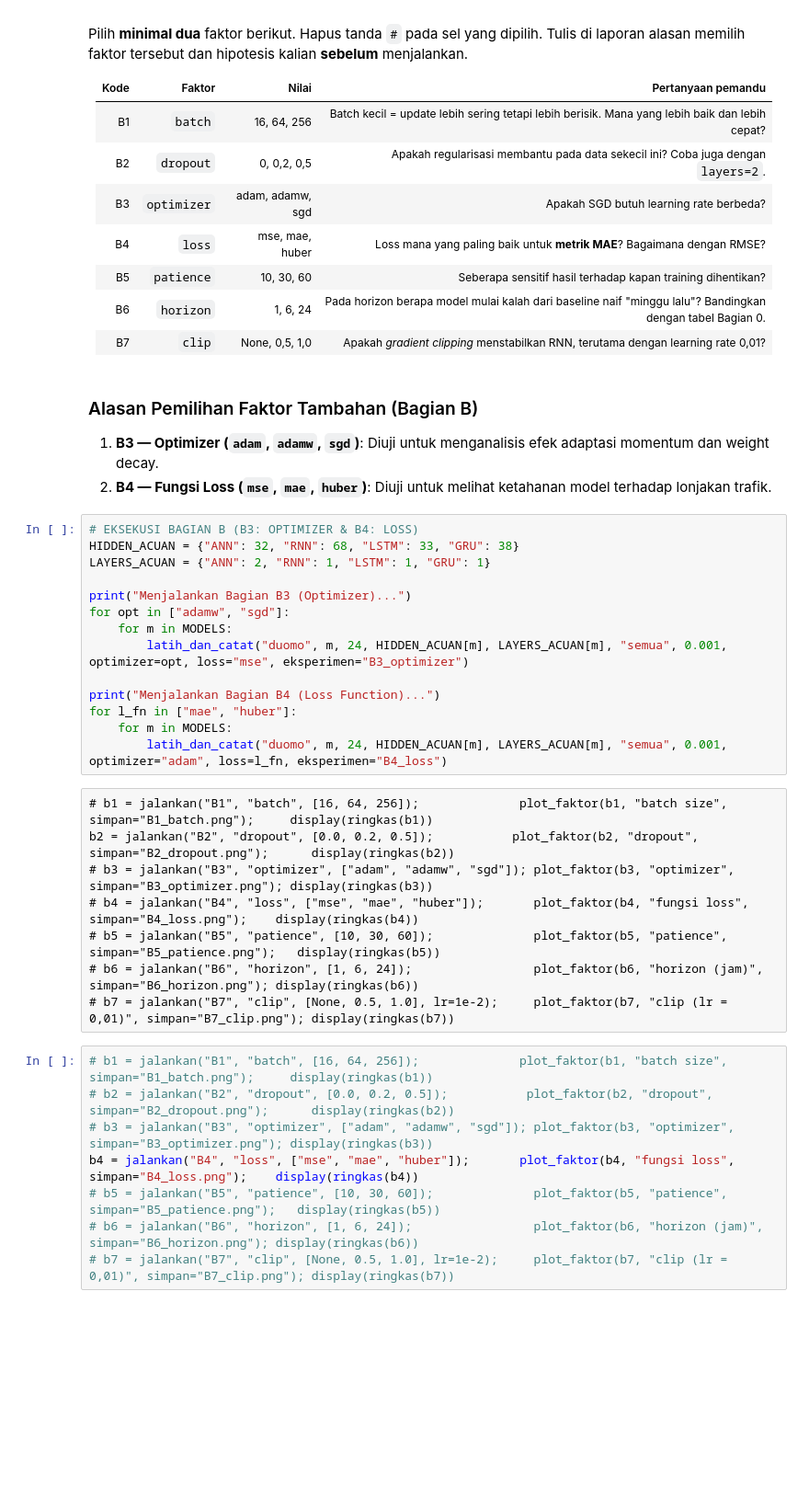
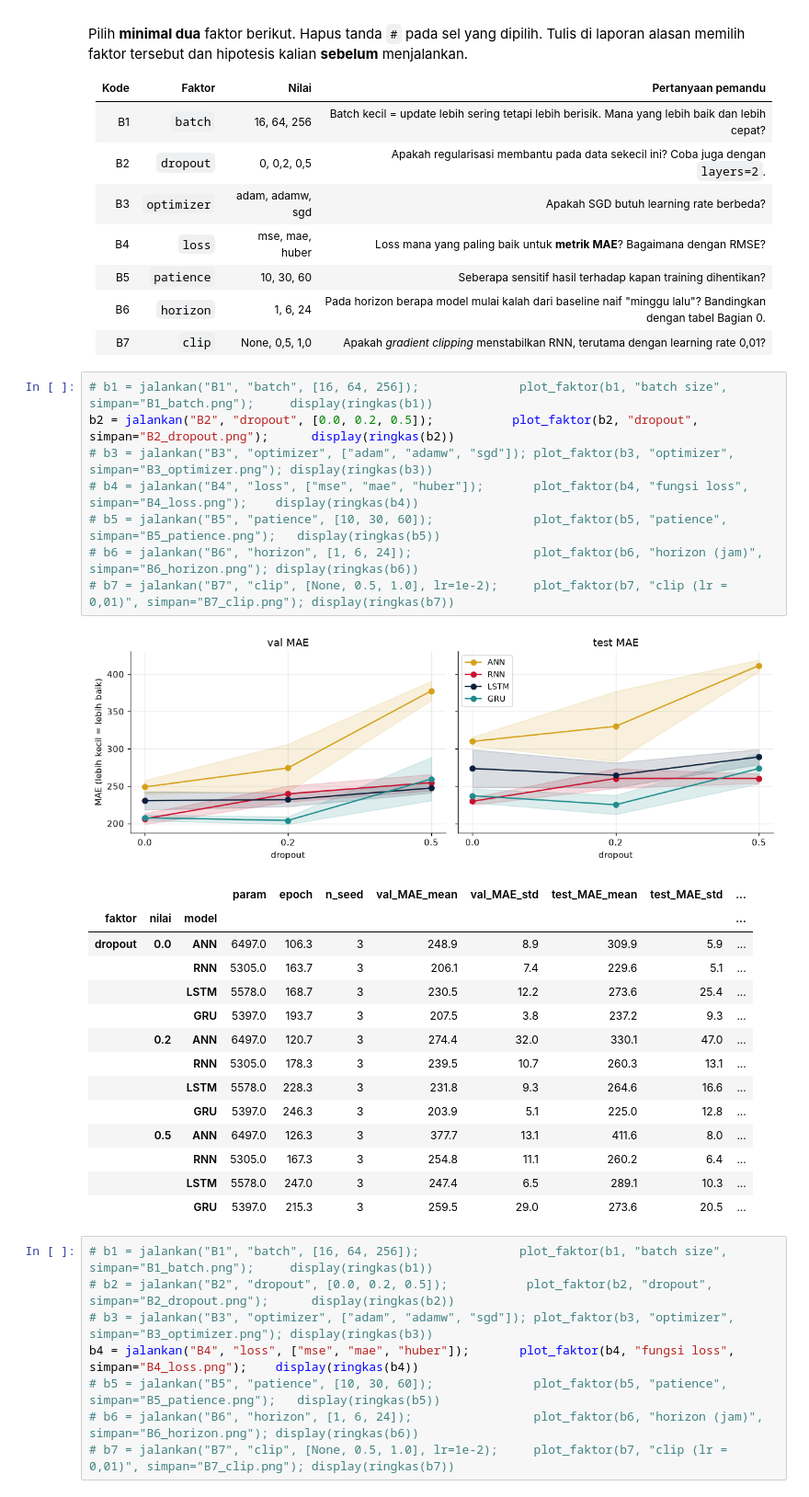
Before and after one commit to V3-bitscale/dlw-tugas-rb-124400014, a Jupyter notebook: tugas_ablasi.ipynb, the cells around one changed output. Shown at 92% size. Drawn from its saved outputs; the diff is of its cells as text; blank space fills up the shorter version.

Commit message:
Remove explanation and code for additional factors
Removed markdown cell explaining additional factor selection and related code execution for optimizers and loss functions.

```diff
--- a/tugas_ablasi.ipynb
+++ b/tugas_ablasi.ipynb
@@ -811,33 +811,30 @@ Pilih **minimal dua** faktor berikut. Hapus tanda `#` pada sel yang dipilih. Tul
 | B5 | `patience` | 10, 30, 60 | Seberapa sensitif hasil terhadap kapan training dihentikan? |
 | B6 | `horizon` | 1, 6, 24 | Pada horizon berapa model mulai kalah dari baseline naif "minggu lalu"? Bandingkan dengan tabel Bagian 0. |
 | B7 | `clip` | None, 0,5, 1,0 | Apakah *gradient clipping* menstabilkan RNN, terutama dengan learning rate 0,01? |
-# %% [markdown]
-
-### Alasan Pemilihan Faktor Tambahan (Bagian B)
-1. **B3 — Optimizer (`adam`, `adamw`, `sgd`)**: Diuji untuk menganalisis efek adaptasi momentum dan weight decay.
-2. **B4 — Fungsi Loss (`mse`, `mae`, `huber`)**: Diuji untuk melihat ketahanan model terhadap lonjakan trafik.
-# %%
-# EKSEKUSI BAGIAN B (B3: OPTIMIZER & B4: LOSS)
-HIDDEN_ACUAN = {"ANN": 32, "RNN": 68, "LSTM": 33, "GRU": 38}
-LAYERS_ACUAN = {"ANN": 2, "RNN": 1, "LSTM": 1, "GRU": 1}
-
-print("Menjalankan Bagian B3 (Optimizer)...")
-for opt in ["adamw", "sgd"]:
-    for m in MODELS:
-        latih_dan_catat("duomo", m, 24, HIDDEN_ACUAN[m], LAYERS_ACUAN[m], "semua", 0.001, optimizer=opt, loss="mse", eksperimen="B3_optimizer")
-
-print("Menjalankan Bagian B4 (Loss Function)...")
-for l_fn in ["mae", "huber"]:
-    for m in MODELS:
-        latih_dan_catat("duomo", m, 24, HIDDEN_ACUAN[m], LAYERS_ACUAN[m], "semua", 0.001, optimizer="adam", loss=l_fn, eksperimen="B4_loss")
-# %% [raw]
-# b1 = jalankan("B1", "batch", [16, 64, 256]);              plot_faktor(b1, "batch size", simpan="B1_batch.png");     display(ringkas(b1))
-b2 = jalankan("B2", "dropout", [0.0, 0.2, 0.5]);           plot_faktor(b2, "dropout", simpan="B2_dropout.png");      display(ringkas(b2))
-# b3 = jalankan("B3", "optimizer", ["adam", "adamw", "sgd"]); plot_faktor(b3, "optimizer", simpan="B3_optimizer.png"); display(ringkas(b3))
-# b4 = jalankan("B4", "loss", ["mse", "mae", "huber"]);       plot_faktor(b4, "fungsi loss", simpan="B4_loss.png");    display(ringkas(b4))
-# b5 = jalankan("B5", "patience", [10, 30, 60]);              plot_faktor(b5, "patience", simpan="B5_patience.png");   display(ringkas(b5))
-# b6 = jalankan("B6", "horizon", [1, 6, 24]);                 plot_faktor(b6, "horizon (jam)", simpan="B6_horizon.png"); display(ringkas(b6))
-# b7 = jalankan("B7", "clip", [None, 0.5, 1.0], lr=1e-2);     plot_faktor(b7, "clip (lr = 0,01)", simpan="B7_clip.png"); display(ringkas(b7))
+# %%
+# b1 = jalankan("B1", "batch", [16, 64, 256]);              plot_faktor(b1, "batch size", simpan="B1_batch.png");     display(ringkas(b1))
+b2 = jalankan("B2", "dropout", [0.0, 0.2, 0.5]);           plot_faktor(b2, "dropout", simpan="B2_dropout.png");      display(ringkas(b2))
+# b3 = jalankan("B3", "optimizer", ["adam", "adamw", "sgd"]); plot_faktor(b3, "optimizer", simpan="B3_optimizer.png"); display(ringkas(b3))
+# b4 = jalankan("B4", "loss", ["mse", "mae", "huber"]);       plot_faktor(b4, "fungsi loss", simpan="B4_loss.png");    display(ringkas(b4))
+# b5 = jalankan("B5", "patience", [10, 30, 60]);              plot_faktor(b5, "patience", simpan="B5_patience.png");   display(ringkas(b5))
+# b6 = jalankan("B6", "horizon", [1, 6, 24]);                 plot_faktor(b6, "horizon (jam)", simpan="B6_horizon.png"); display(ringkas(b6))
+# b7 = jalankan("B7", "clip", [None, 0.5, 1.0], lr=1e-2);     plot_faktor(b7, "clip (lr = 0,01)", simpan="B7_clip.png"); display(ringkas(b7))
+# %% [output]
+[figure, added]
+|  |  |  | param | epoch | n_seed | val_MAE_mean | val_MAE_std | test_MAE_mean | test_MAE_std | ... |
+| faktor | nilai | model |  |  |  |  |  |  |  | ... |
+| dropout | 0.0 | ANN | 6497.0 | 106.3 | 3 | 248.9 | 8.9 | 309.9 | 5.9 | ... |
+|  |  | RNN | 5305.0 | 163.7 | 3 | 206.1 | 7.4 | 229.6 | 5.1 | ... |
+|  |  | LSTM | 5578.0 | 168.7 | 3 | 230.5 | 12.2 | 273.6 | 25.4 | ... |
+|  |  | GRU | 5397.0 | 193.7 | 3 | 207.5 | 3.8 | 237.2 | 9.3 | ... |
+|  | 0.2 | ANN | 6497.0 | 120.7 | 3 | 274.4 | 32.0 | 330.1 | 47.0 | ... |
+|  |  | RNN | 5305.0 | 178.3 | 3 | 239.5 | 10.7 | 260.3 | 13.1 | ... |
+|  |  | LSTM | 5578.0 | 228.3 | 3 | 231.8 | 9.3 | 264.6 | 16.6 | ... |
+|  |  | GRU | 5397.0 | 246.3 | 3 | 203.9 | 5.1 | 225.0 | 12.8 | ... |
+|  | 0.5 | ANN | 6497.0 | 126.3 | 3 | 377.7 | 13.1 | 411.6 | 8.0 | ... |
+|  |  | RNN | 5305.0 | 167.3 | 3 | 254.8 | 11.1 | 260.2 | 6.4 | ... |
+|  |  | LSTM | 5578.0 | 247.0 | 3 | 247.4 | 6.5 | 289.1 | 10.3 | ... |
+|  |  | GRU | 5397.0 | 215.3 | 3 | 259.5 | 29.0 | 273.6 | 20.5 | ... |
 # %%
 # b1 = jalankan("B1", "batch", [16, 64, 256]);              plot_faktor(b1, "batch size", simpan="B1_batch.png");     display(ringkas(b1))
 # b2 = jalankan("B2", "dropout", [0.0, 0.2, 0.5]);           plot_faktor(b2, "dropout", simpan="B2_dropout.png");      display(ringkas(b2))
```
